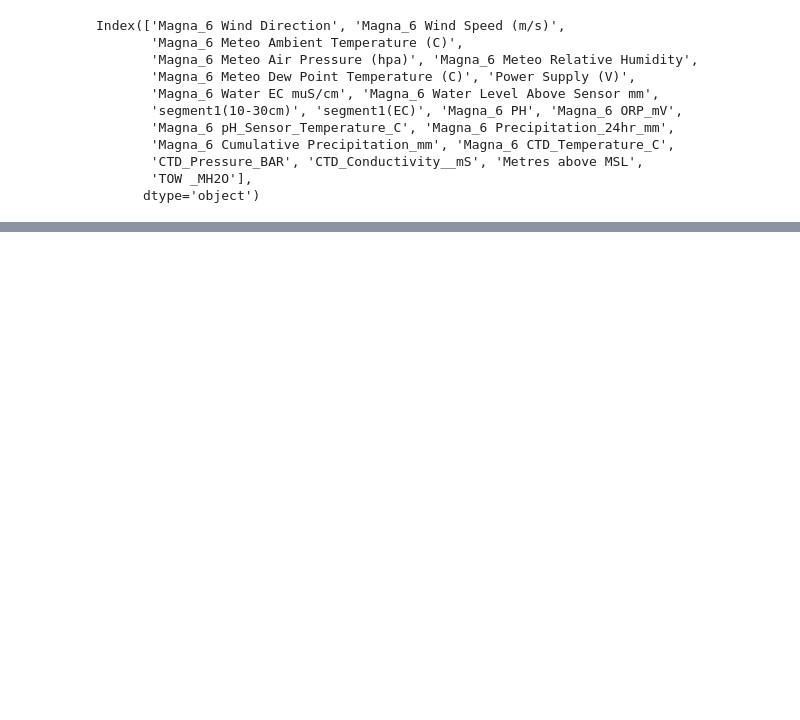
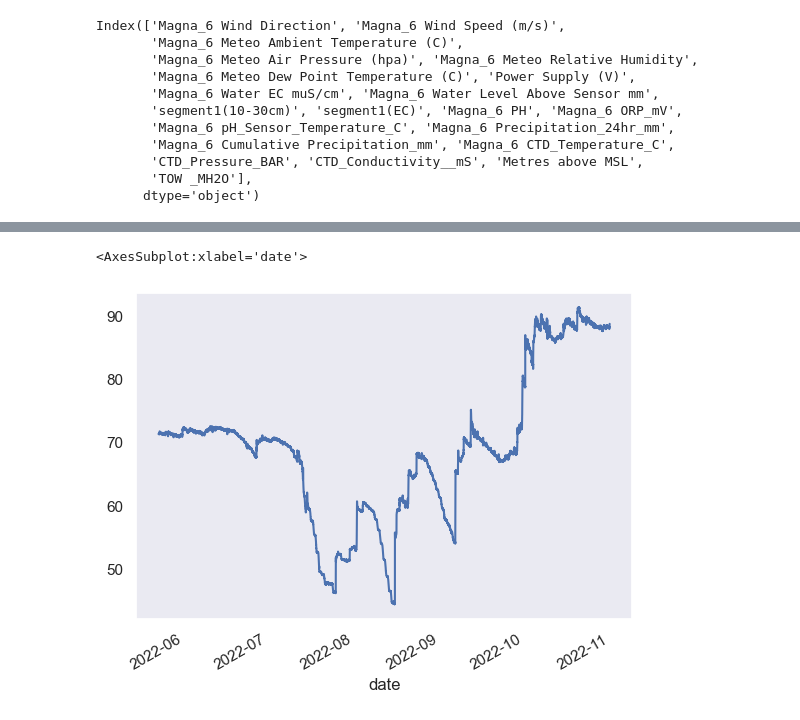
Before and after one commit to meghana89/soil, a Jupyter notebook: Soil_pycaret1.ipynb, the cells around one changed output, grey strips where cells are left out. Saved outputs shown, nothing was run; the diff lists cells and outputs as text; code cells hidden in the pictures; blank space fills up the shorter version.

```diff
--- a/Soil_pycaret1.ipynb
+++ b/Soil_pycaret1.ipynb
@@ -546,0 +552,6 @@ Index(['Magna_6 Wind Direction', 'Magna_6 Wind Speed (m/s)',
+# %%
+xdf= df["segment1(10-30cm)"]
+xdf.plot()
+# %% [output]
+<AxesSubplot:xlabel='date'>
+[figure, added]
```
Also changed, not shown: parts of 17 cells of this notebook.
